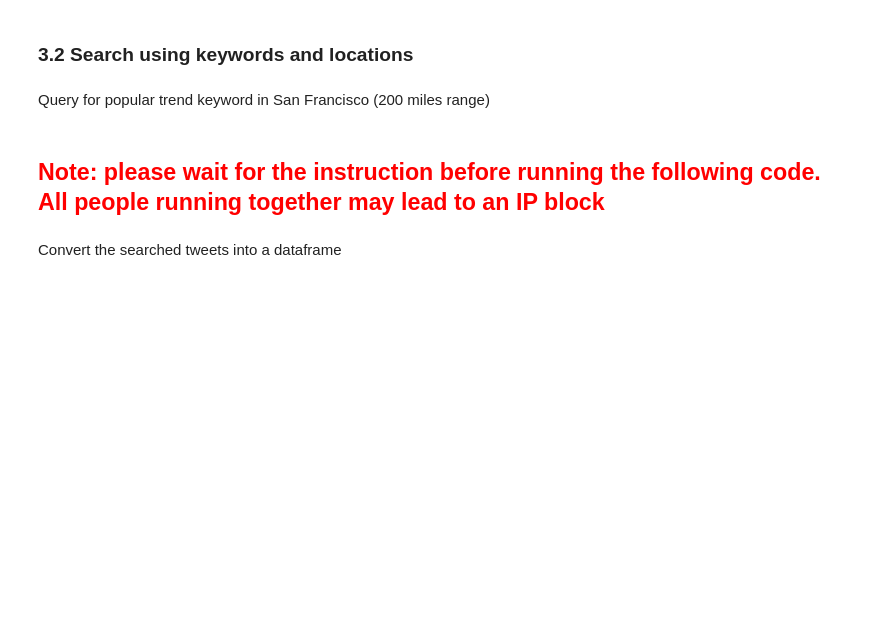
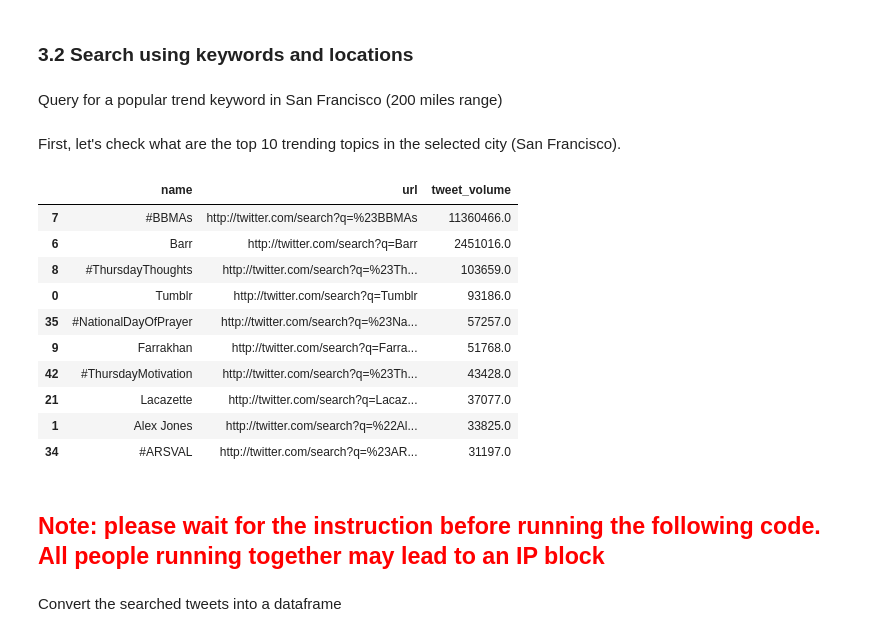
Before and after one commit to qiang-yi/GEOG389, a Jupyter notebook: Jupyter/twitter_workshop.ipynb, the cells around one changed output. Drawn from its saved outputs; the diff is of its cells as text; code cells hidden in the pictures; blank space fills up the shorter version.

```diff
--- a/Jupyter/twitter_workshop.ipynb
+++ b/Jupyter/twitter_workshop.ipynb
@@ -30,9 +34,9 @@ Go to this website for generating an App and get its keys and token: https://dev
 # %%
 # paste your key and secret here.
-consumer_key= '6dHQvQGYiRHcPKHmgSrctlM3p'
-consumer_secret= 'Bxcq08bx7eaRwjnmhqGUx59rKHGzlfCT08UIWvL2SBNEcuTDYI'
-access_token= '877986470375473152-1o9xDdJI3JeFwPeucAVw6bZYUHqLNnK'
-access_token_secret= 'htJ3hJy95146g7JeJCh4cfYBIYfH2lvfM4O4PcKBP3ILy'
+consumer_key= 'IT9yubjxNOusT53Lwuw1FBsUJ'
+consumer_secret= 'tTgF1sXtwTLpyMe4wG0BjHwtZYnhHVbrzBkCO1I2rjfbEOBV7S'
+access_token= '138517960-mSEuALd0XWCfmZRuPRvX7wmYLcS48RChVTL9AY8N'
+access_token_secret= 'LosmBcEdPKiEOYXL51Eu7U6IrO1cMFGYEKVcED5k7gvvN'
 # %%
 # Set up for Twitter authentication
 auth = tweepy.OAuthHandler(consumer_key, consumer_secret)
@@ -104,0 +143,5 @@ Return the trends in San Francisco
+# %%
+city_id = df_city[df_city['name']=='San Francisco']['woeid']
+
+#print city_id
+city_id
@@ -105,6 +155,6 @@ Return the trends in San Francisco
 # %%
 # make San Francisco as an example
-trend_sf = api.trends_place(2487956)
+trend_sf = api.trends_place(int(city_id))
 # %% [markdown]
 Print the trends in JSON format
 # %%
@@ -179,7 +316,23 @@ tweet_text
 # %% [markdown]
 ### 3.2 Search using keywords and locations
 # %% [markdown]
-Query for popular trend keyword in San Francisco (200 miles range)
+Query for a popular trend keyword in San Francisco (200 miles range)
+# %% [markdown]
+First, let's check what are the top 10 trending topics in the selected city (San Francisco).
+# %%
+df_trend.head(10)
+# %% [output]
+|  | name | url | tweet_volume |
+| 7 | #BBMAs | http://twitter.com/search?q=%23BBMAs | 11360466.0 |
+| 6 | Barr | http://twitter.com/search?q=Barr | 2451016.0 |
+| 8 | #ThursdayThoughts | http://twitter.com/search?q=%23Th... | 103659.0 |
+| 0 | Tumblr | http://twitter.com/search?q=Tumblr | 93186.0 |
+| 35 | #NationalDayOfPrayer | http://twitter.com/search?q=%23Na... | 57257.0 |
+| 9 | Farrakhan | http://twitter.com/search?q=Farra... | 51768.0 |
+| 42 | #ThursdayMotivation | http://twitter.com/search?q=%23Th... | 43428.0 |
+| 21 | Lacazette | http://twitter.com/search?q=Lacaz... | 37077.0 |
+| 1 | Alex Jones | http://twitter.com/search?q=%22Al... | 33825.0 |
+| 34 | #ARSVAL | http://twitter.com/search?q=%23AR... | 31197.0 |
 # %% [markdown]
 ## <font color='red'><strong>Note: please wait for the instruction before running the following code. All people running together may lead to an IP block</strong></font>
 # %%
```
Also changed, not shown: parts of 54 cells of this notebook.
